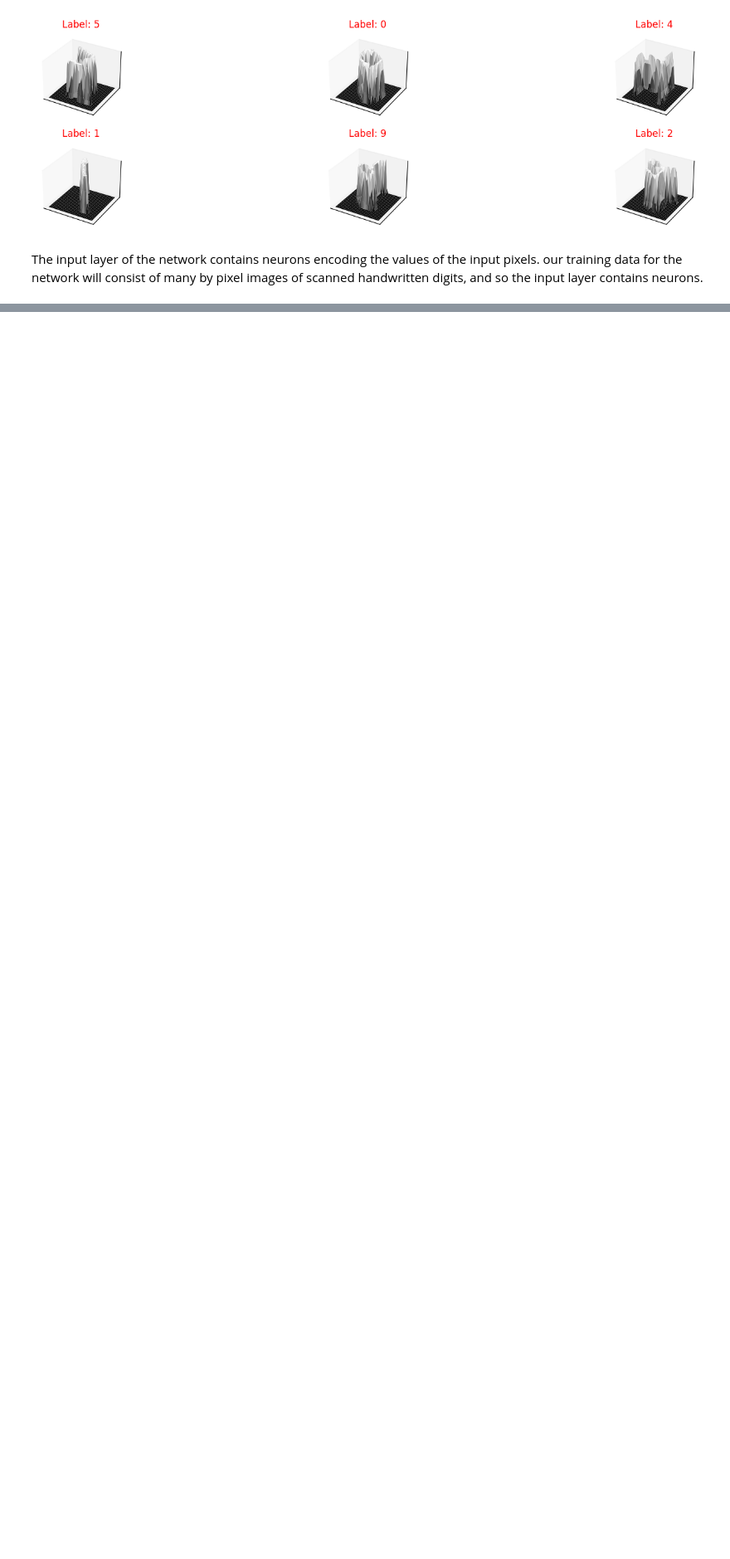
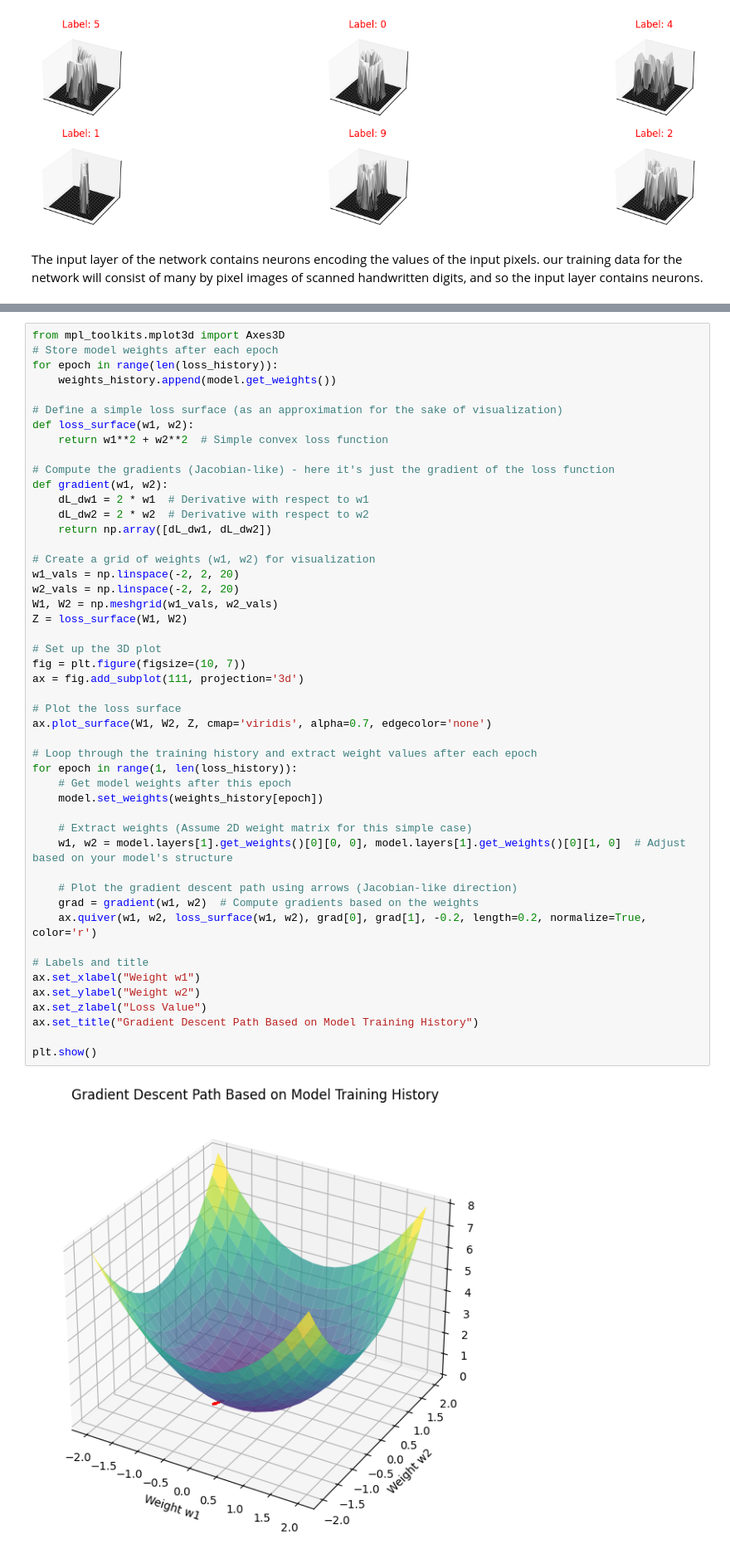
Before and after one commit to kelvinprabhu/DeepLearning_Exercise, a Jupyter notebook: OCR/Optical character recognition.ipynb, the cells around one changed output, grey strips where cells are left out. Shown at 83% size. Saved outputs shown, nothing was run; the diff lists cells and outputs as text; blank space fills up the shorter version.

```diff
--- a/OCR/Optical character recognition.ipynb
+++ b/OCR/Optical character recognition.ipynb
@@ -70,0 +296,50 @@ plt.show()
+# %%
+from mpl_toolkits.mplot3d import Axes3D
+# Store model weights after each epoch
+for epoch in range(len(loss_history)):
+    weights_history.append(model.get_weights())
+
+# Define a simple loss surface (as an approximation for the sake of visualization)
+def loss_surface(w1, w2):
+    return w1**2 + w2**2  # Simple convex loss function
+
+# Compute the gradients (Jacobian-like) - here it's just the gradient of the loss function
+def gradient(w1, w2):
+    dL_dw1 = 2 * w1  # Derivative with respect to w1
+    dL_dw2 = 2 * w2  # Derivative with respect to w2
+    return np.array([dL_dw1, dL_dw2])
+
+# Create a grid of weights (w1, w2) for visualization
+w1_vals = np.linspace(-2, 2, 20)
+w2_vals = np.linspace(-2, 2, 20)
+W1, W2 = np.meshgrid(w1_vals, w2_vals)
+Z = loss_surface(W1, W2)
+
+# Set up the 3D plot
+fig = plt.figure(figsize=(10, 7))
+ax = fig.add_subplot(111, projection='3d')
+
+# Plot the loss surface
+ax.plot_surface(W1, W2, Z, cmap='viridis', alpha=0.7, edgecolor='none')
+
+# Loop through the training history and extract weight values after each epoch
+for epoch in range(1, len(loss_history)):
+    # Get model weights after this epoch
+    model.set_weights(weights_history[epoch])
+
+    # Extract weights (Assume 2D weight matrix for this simple case)
+    w1, w2 = model.layers[1].get_weights()[0][0, 0], model.layers[1].get_weights()[0][1, 0]  # Adjust based on your model's structure
+
+    # Plot the gradient descent path using arrows (Jacobian-like direction)
+    grad = gradient(w1, w2)  # Compute gradients based on the weights
+    ax.quiver(w1, w2, loss_surface(w1, w2), grad[0], grad[1], -0.2, length=0.2, normalize=True, color='r')
+
+# Labels and title
+ax.set_xlabel("Weight w1")
+ax.set_ylabel("Weight w2")
+ax.set_zlabel("Loss Value")
+ax.set_title("Gradient Descent Path Based on Model Training History")
+
+plt.show()
+# %% [output]
+[figure, added]
```
Also changed, not shown: parts of 25 cells of this notebook.
